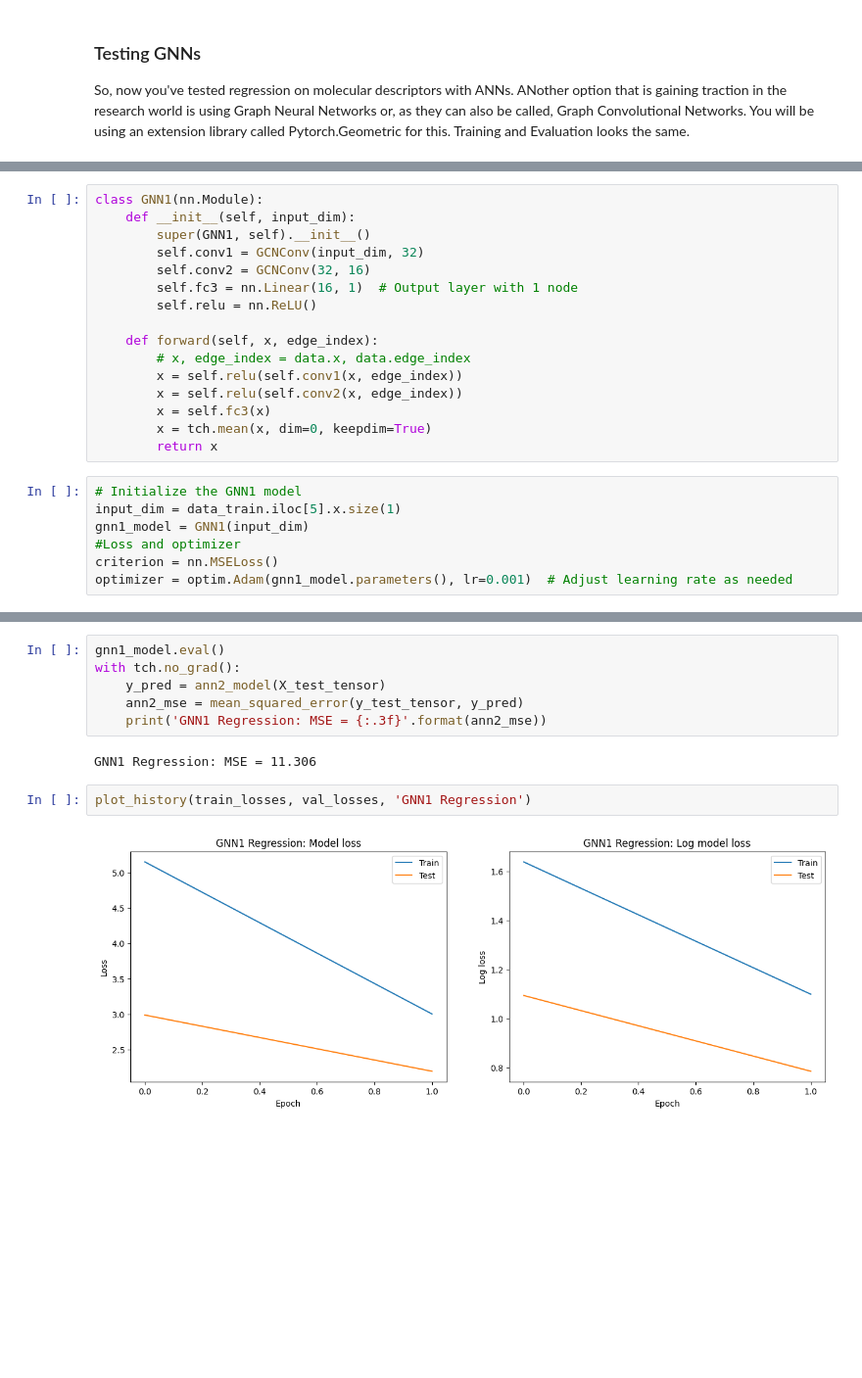
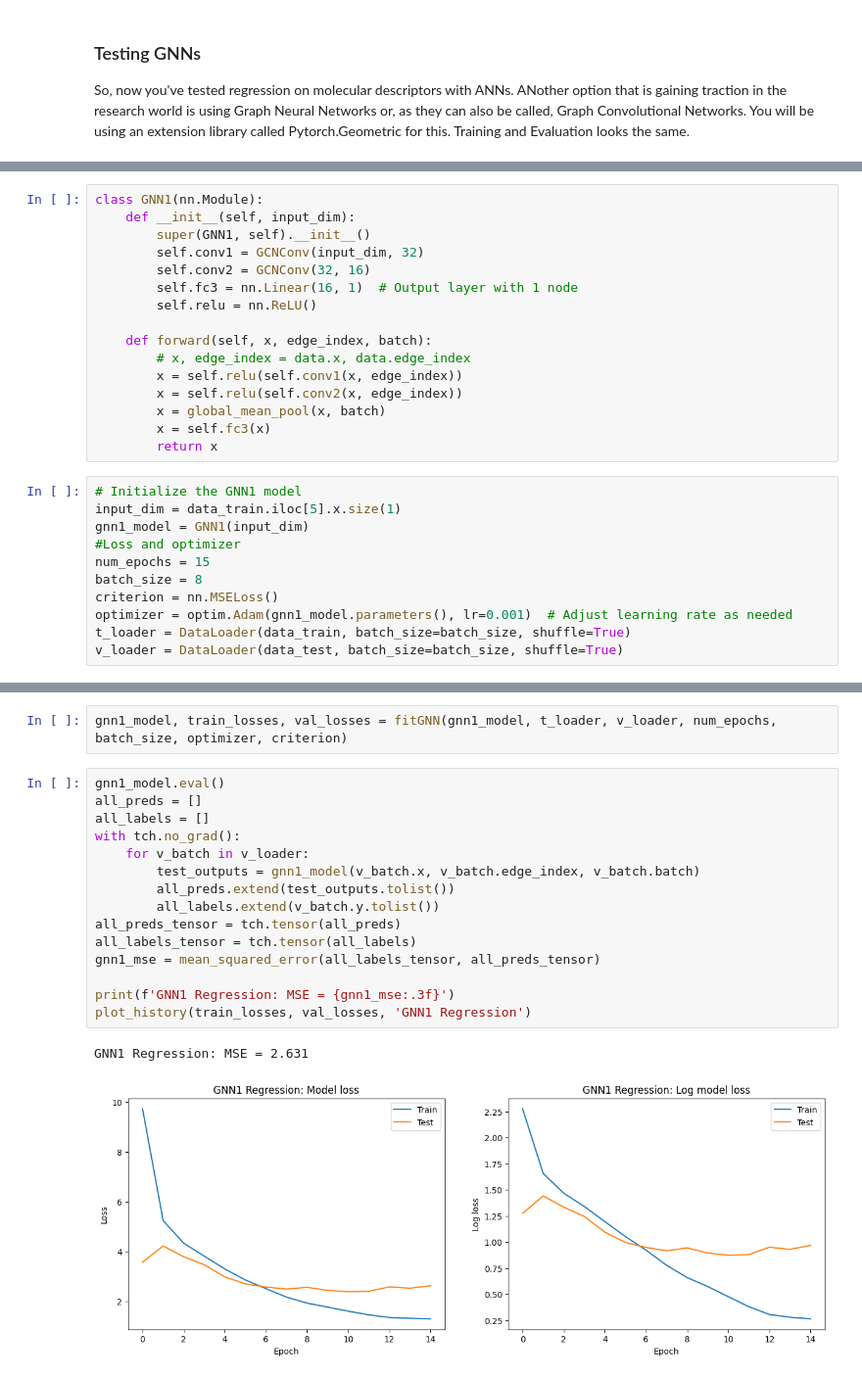
Before and after one commit to pharmbio/lmu-student, a Jupyter notebook: ANN_GNN_forChem_complete.ipynb, the cells around one changed output, grey strips where cells are left out. Shown: that part at 98% size. Saved outputs shown, nothing was run; the diff lists cells and outputs as text; blank space fills up the shorter version.

```diff
--- a/ANN_GNN_forChem_complete.ipynb
+++ b/ANN_GNN_forChem_complete.ipynb
@@ -470,17 +476,21 @@ class GNN1(nn.Module):
         self.fc3 = nn.Linear(16, 1)  # Output layer with 1 node
         self.relu = nn.ReLU()
 
-    def forward(self, x, edge_index):
+    def forward(self, x, edge_index, batch):
         # x, edge_index = data.x, data.edge_index
         x = self.relu(self.conv1(x, edge_index))
         x = self.relu(self.conv2(x, edge_index))
+        x = global_mean_pool(x, batch)
         x = self.fc3(x)
-        x = tch.mean(x, dim=0, keepdim=True)
         return x
 # %%
 # Initialize the GNN1 model
 input_dim = data_train.iloc[5].x.size(1)
 gnn1_model = GNN1(input_dim)
 #Loss and optimizer
+num_epochs = 15
+batch_size = 8
 criterion = nn.MSELoss()
 optimizer = optim.Adam(gnn1_model.parameters(), lr=0.001)  # Adjust learning rate as needed
+t_loader = DataLoader(data_train, batch_size=batch_size, shuffle=True)
+v_loader = DataLoader(data_test, batch_size=batch_size, shuffle=True)
@@ -544,12 +497,20 @@ Epoch [2/2], Loss: 3.0017, Val Loss: 2.1919
-# %%
-gnn1_model.eval()
-with tch.no_grad():
-    y_pred = ann2_model(X_test_tensor)
-    ann2_mse = mean_squared_error(y_test_tensor, y_pred)
-    print('GNN1 Regression: MSE = {:.3f}'.format(ann2_mse))
-# %% [output]
-GNN1 Regression: MSE = 11.306
-# %%
-plot_history(train_losses, val_losses, 'GNN1 Regression')
-# %% [output]
-[figure, removed]
+# %%
+gnn1_model, train_losses, val_losses = fitGNN(gnn1_model, t_loader, v_loader, num_epochs, batch_size, optimizer, criterion)
+# %%
+gnn1_model.eval()
+all_preds = []
+all_labels = []
+with tch.no_grad():
+    for v_batch in v_loader:
+        test_outputs = gnn1_model(v_batch.x, v_batch.edge_index, v_batch.batch)
+        all_preds.extend(test_outputs.tolist())
+        all_labels.extend(v_batch.y.tolist())
+all_preds_tensor = tch.tensor(all_preds)
+all_labels_tensor = tch.tensor(all_labels)
+gnn1_mse = mean_squared_error(all_labels_tensor, all_preds_tensor)
+
+print(f'GNN1 Regression: MSE = {gnn1_mse:.3f}')
+plot_history(train_losses, val_losses, 'GNN1 Regression')
+# %% [output]
+GNN1 Regression: MSE = 2.631
+[figure, added]
```
Also changed, not shown: parts of 16 cells of this notebook.
